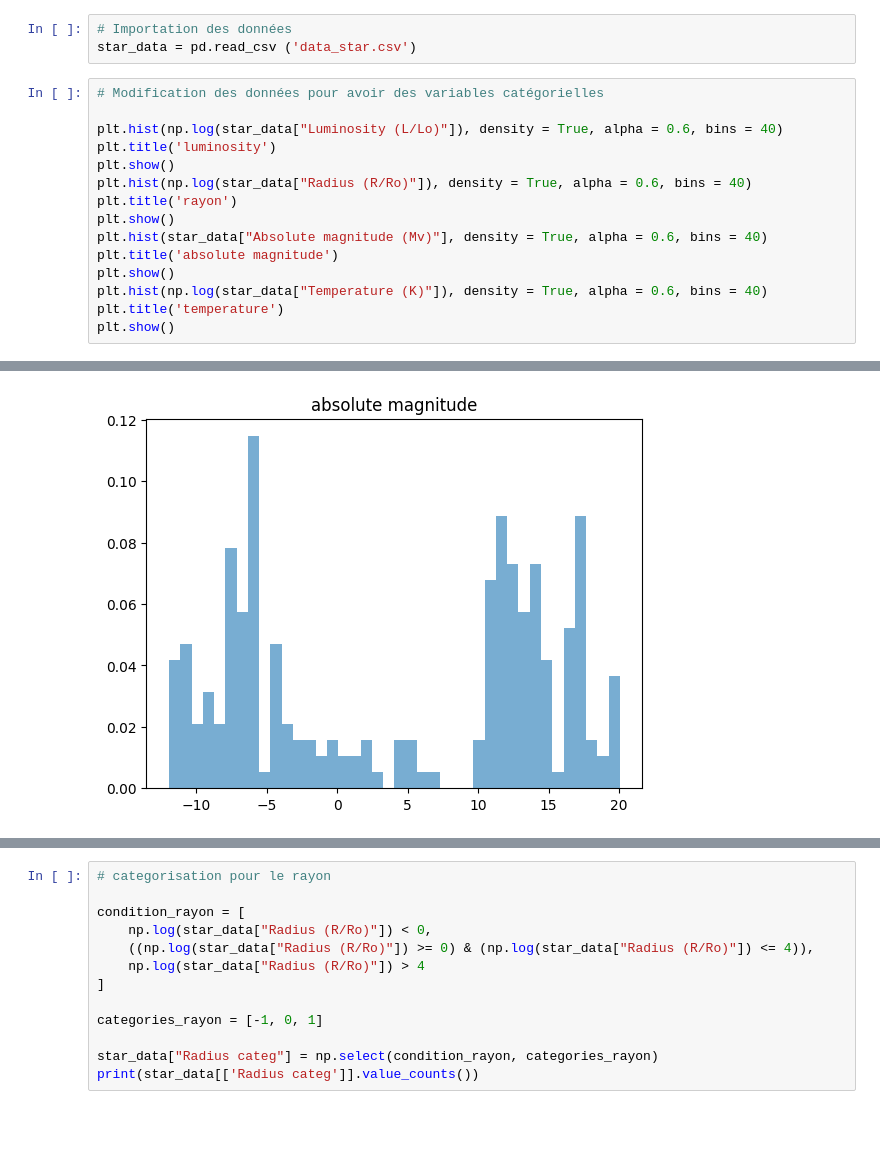
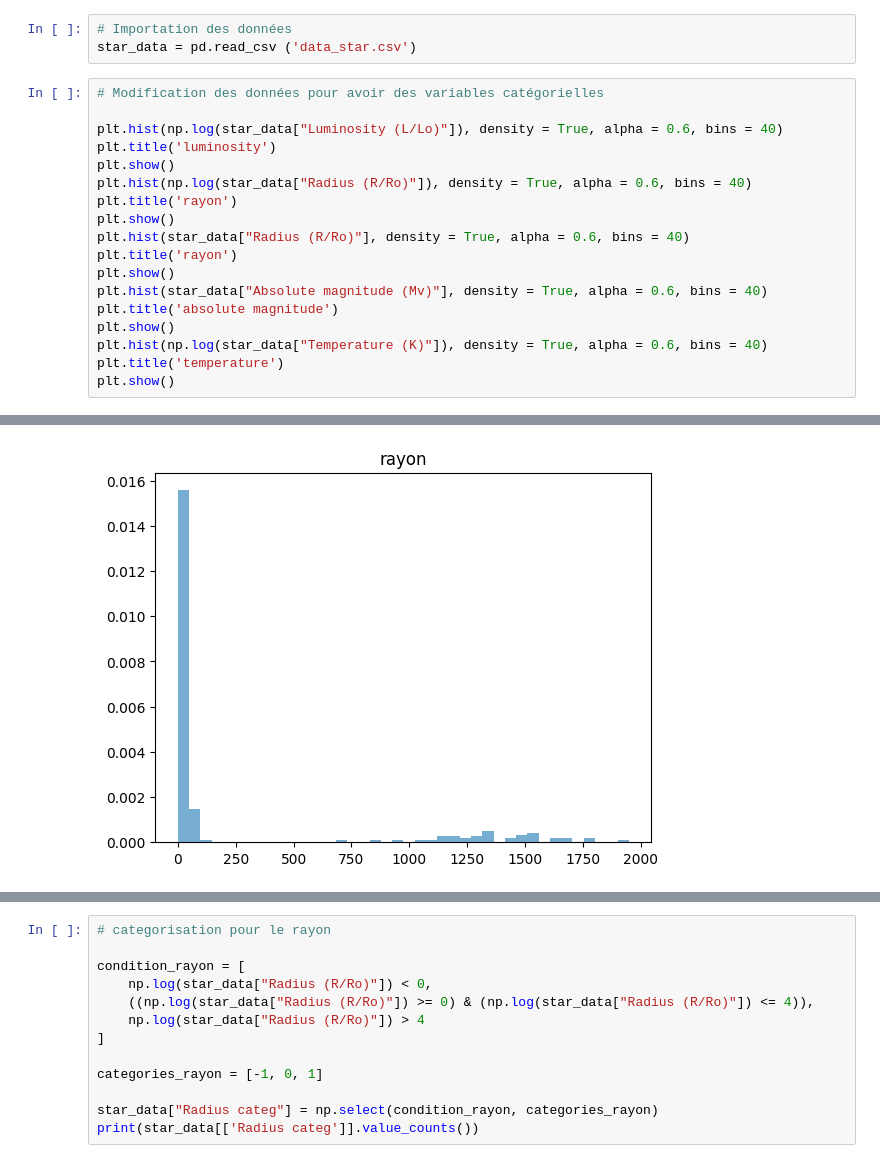
Before and after one commit to BenjaminPINEAU/star-class-prediction, a Jupyter notebook: variables_categorielles.ipynb, the cells around one changed output, grey strips where cells are left out. Drawn from its saved outputs; the diff is of its cells as text; blank space fills up the shorter version.

```diff
--- a/variables_categorielles.ipynb
+++ b/variables_categorielles.ipynb
@@ -20,19 +20,22 @@ star_data = pd.read_csv ('data_star.csv')
 # %%
 # Modification des données pour avoir des variables catégorielles
 
 plt.hist(np.log(star_data["Luminosity (L/Lo)"]), density = True, alpha = 0.6, bins = 40)
 plt.title('luminosity')
 plt.show()
 plt.hist(np.log(star_data["Radius (R/Ro)"]), density = True, alpha = 0.6, bins = 40)
 plt.title('rayon')
 plt.show()
+plt.hist(star_data["Radius (R/Ro)"], density = True, alpha = 0.6, bins = 40)
+plt.title('rayon')
+plt.show()
 plt.hist(star_data["Absolute magnitude (Mv)"], density = True, alpha = 0.6, bins = 40)
 plt.title('absolute magnitude')
 plt.show()
 plt.hist(np.log(star_data["Temperature (K)"]), density = True, alpha = 0.6, bins = 40)
 plt.title('temperature')
 plt.show()
 # %% [output]
 [figure]
 [figure]
-[figure, old version]
+[figure, new version]
```
Also changed, not shown: parts of 6 cells of this notebook, 3 other files.
